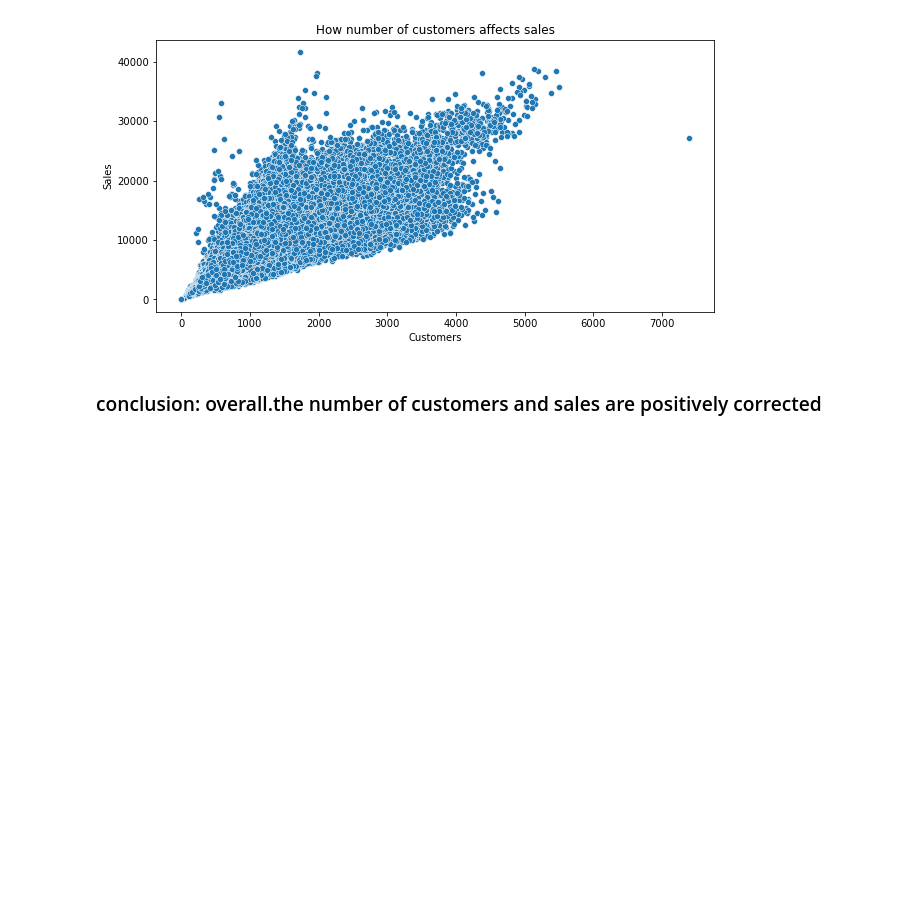
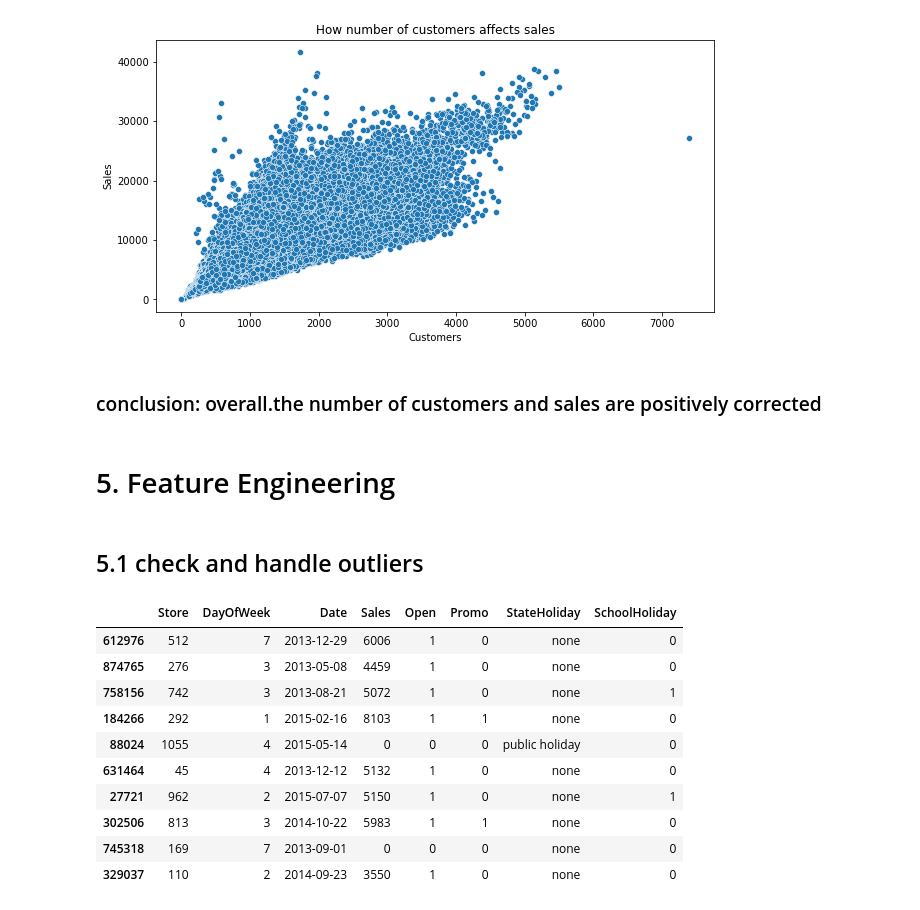
Before and after one commit to DuanLee2520/Rossmann-Store-Sales, a Jupyter notebook: RSS.ipynb, the cells around one changed output. Drawn from its saved outputs; the diff is of its cells as text; code cells hidden in the pictures; blank space fills up the shorter version.

Commit message:
Feature Engineering

```diff
--- a/RSS.ipynb
+++ b/RSS.ipynb
@@ -570,3 +571,21 @@ ax.set(**{'title':'How number of customers affects sales'})
 [figure]
 # %% [markdown]
 ### conclusion: overall.the number of customers and sales are positively corrected
+# %% [markdown]
+# 5. Feature Engineering
+# %% [markdown]
+## 5.1 check and handle outliers
+# %%
+train_df.sample(10)
+# %% [output]
+|  | Store | DayOfWeek | Date | Sales | Open | Promo | StateHoliday | SchoolHoliday |
+| 612976 | 512 | 7 | 2013-12-29 | 6006 | 1 | 0 | none | 0 |
+| 874765 | 276 | 3 | 2013-05-08 | 4459 | 1 | 0 | none | 0 |
+| 758156 | 742 | 3 | 2013-08-21 | 5072 | 1 | 0 | none | 1 |
+| 184266 | 292 | 1 | 2015-02-16 | 8103 | 1 | 1 | none | 0 |
+| 88024 | 1055 | 4 | 2015-05-14 | 0 | 0 | 0 | public holiday | 0 |
+| 631464 | 45 | 4 | 2013-12-12 | 5132 | 1 | 0 | none | 0 |
+| 27721 | 962 | 2 | 2015-07-07 | 5150 | 1 | 0 | none | 1 |
+| 302506 | 813 | 3 | 2014-10-22 | 5983 | 1 | 1 | none | 0 |
+| 745318 | 169 | 7 | 2013-09-01 | 0 | 0 | 0 | none | 0 |
+| 329037 | 110 | 2 | 2014-09-23 | 3550 | 1 | 0 | none | 0 |
```
Also changed, not shown: parts of 24 cells of this notebook.
